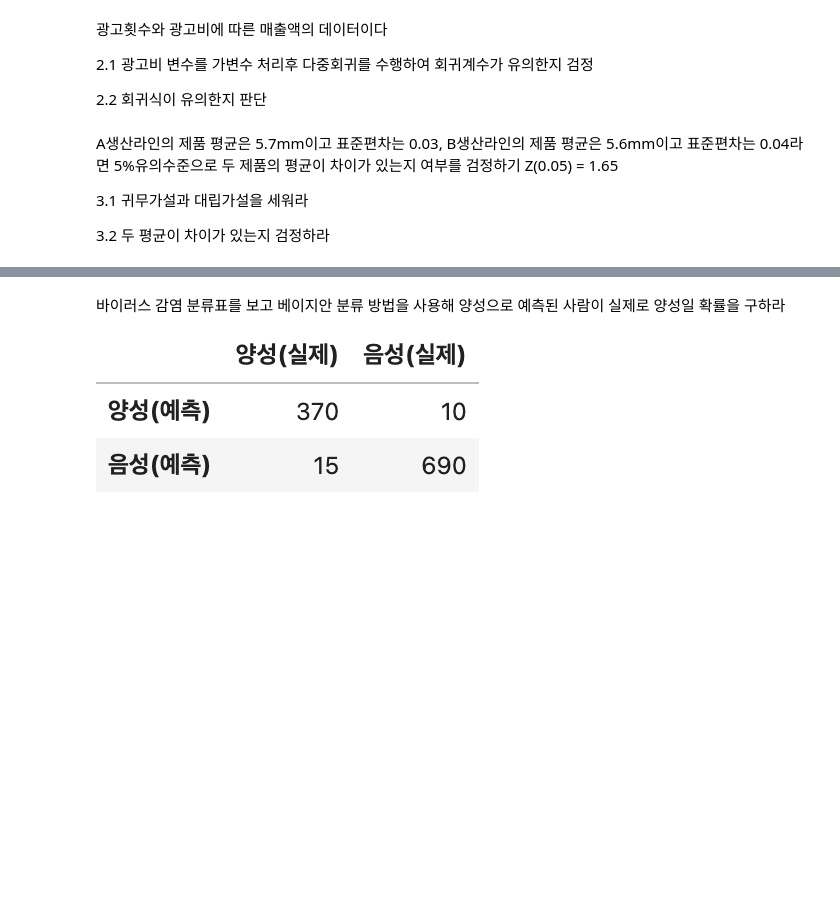
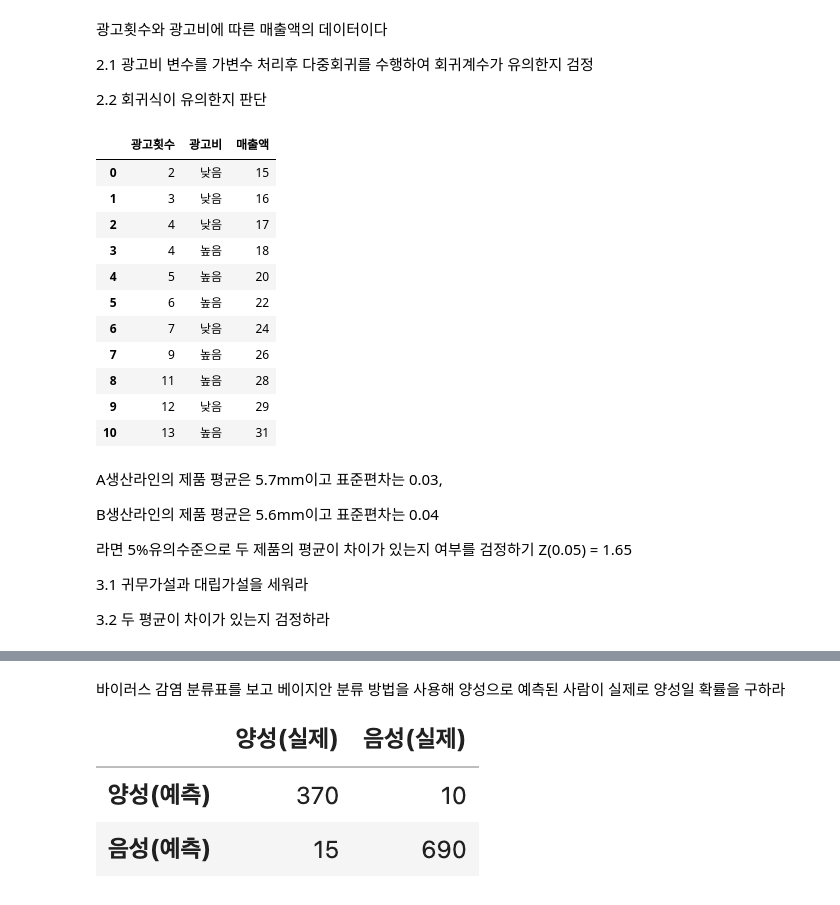
Before and after one commit to lyric2249/kaggle, a Jupyter notebook: ADP/20251214_ADP_24.ipynb, the cells around one changed output, grey strips where cells are left out. Drawn from its saved outputs; the diff is of its cells as text; code cells hidden in the pictures; blank space fills up the shorter version.

Commit message:
Kaggle Notebook | ADP/20251214_ADP_24.ipynb | Version 2

```diff
--- a/ADP/20251214_ADP_24.ipynb
+++ b/ADP/20251214_ADP_24.ipynb
@@ -17,8 +17,8 @@ for dirname, _, filenames in os.walk('/kaggle/input'):
 # You can write up to 20GB to the current directory (/kaggle/working/) that gets preserved as output when you create a version using "Save & Run All"
 # You can also write temporary files to /kaggle/temp/, but they won't be saved outside of the current session
 
-# problem1 = pd.read_csv('/kaggle/input/adp-p8/problem1.csv')
-# problem2 = pd.read_csv('/kaggle/input/adp-p8/problem2.csv', encoding='cp949')
+problem1 = pd.read_csv('/kaggle/input/adp-p8/problem1.csv')
+problem2 = pd.read_csv('/kaggle/input/adp-p8/problem2.csv', encoding='cp949')
 # %% [output]
 /kaggle/input/adp-p8/problem2.csv
 /kaggle/input/adp-p8/problem1.csv
@@ -56,8 +56,27 @@ for dirname, _, filenames in os.walk('/kaggle/input'):
 2.1 광고비 변수를 가변수 처리후 다중회귀를 수행하여 회귀계수가 유의한지 검정
 
 2.2 회귀식이 유의한지 판단
+# %%
+problem2
+# %% [output]
+|  | 광고횟수 | 광고비 | 매출액 |
+| 0 | 2 | 낮음 | 15 |
+| 1 | 3 | 낮음 | 16 |
+| 2 | 4 | 낮음 | 17 |
+| 3 | 4 | 높음 | 18 |
+| 4 | 5 | 높음 | 20 |
+| 5 | 6 | 높음 | 22 |
+| 6 | 7 | 낮음 | 24 |
+| 7 | 9 | 높음 | 26 |
+| 8 | 11 | 높음 | 28 |
+| 9 | 12 | 낮음 | 29 |
+| 10 | 13 | 높음 | 31 |
 # %% [markdown]
-A생산라인의 제품 평균은 5.7mm이고 표준편차는 0.03, B생산라인의 제품 평균은 5.6mm이고 표준편차는 0.04라면 5%유의수준으로 두 제품의 평균이 차이가 있는지 여부를 검정하기 Z(0.05) = 1.65
+A생산라인의 제품 평균은 5.7mm이고 표준편차는 0.03,
+
+B생산라인의 제품 평균은 5.6mm이고 표준편차는 0.04
+
+라면 5%유의수준으로 두 제품의 평균이 차이가 있는지 여부를 검정하기 Z(0.05) = 1.65
 
 3.1 귀무가설과 대립가설을 세워라
 
```
Also changed, not shown: parts of 1 cell of this notebook.
